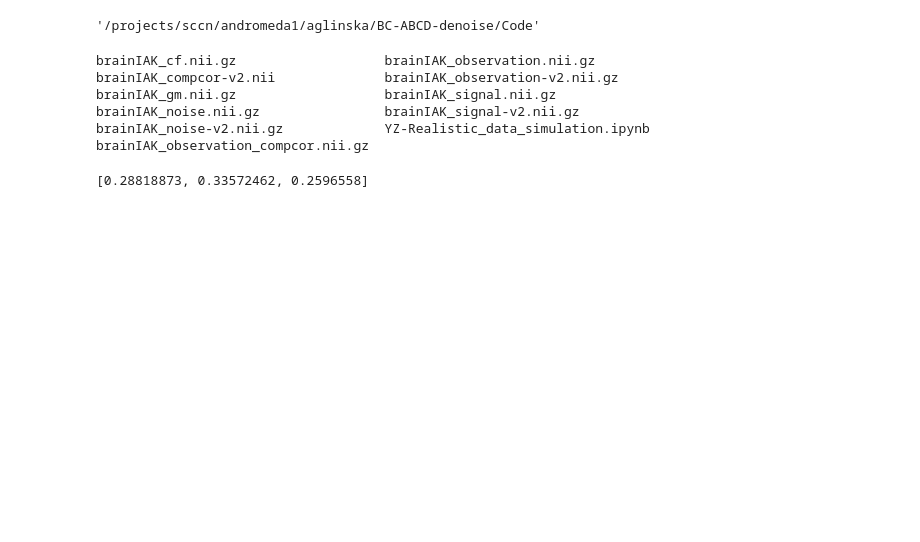
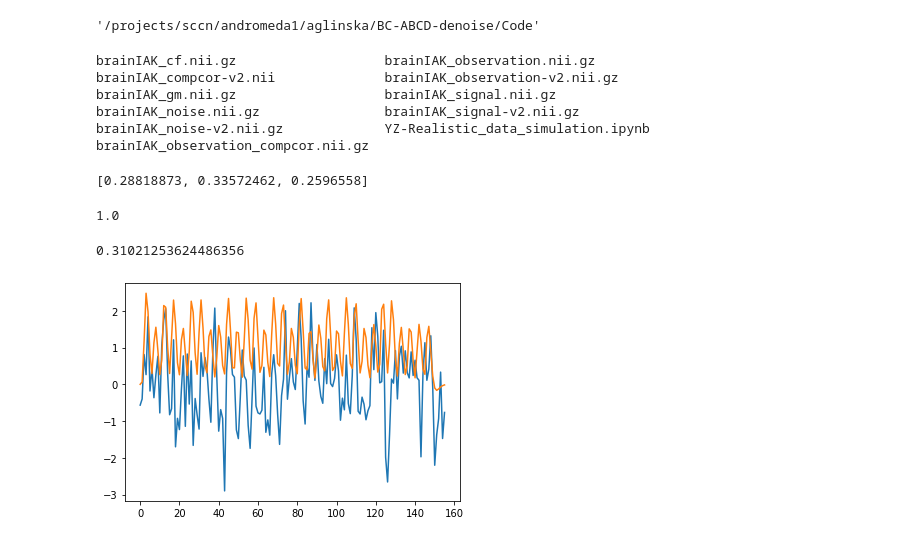
Before and after one commit to Aglinskas/BC-ABCD-denoise, a Jupyter notebook: Code/139-BrainIAK-analyze.ipynb, the cells around one changed output. Saved outputs shown, nothing was run; the diff lists cells and outputs as text; code cells hidden in the pictures; blank space fills up the shorter version.

```diff
--- a/Code/139-BrainIAK-analyze.ipynb
+++ b/Code/139-BrainIAK-analyze.ipynb
@@ -92,0 +95,14 @@ np.nanmean(r_deepcor),]
+# %%
+x,y,z = 32,32,32
+gm.numpy()[x,y,z]
+# %% [output]
+1.0
+# %%
+v1 = observation.numpy()[x,y,z]
+v2 = signal.numpy()[x,y,z]
+plt.plot(v1)
+plt.plot(v2)
+print(np.corrcoef(v1,v2)[0,1])
+# %% [output]
+0.31021253624486356
+[figure, added]
```
Also changed, not shown: parts of 6 cells of this notebook, 14 other files.
